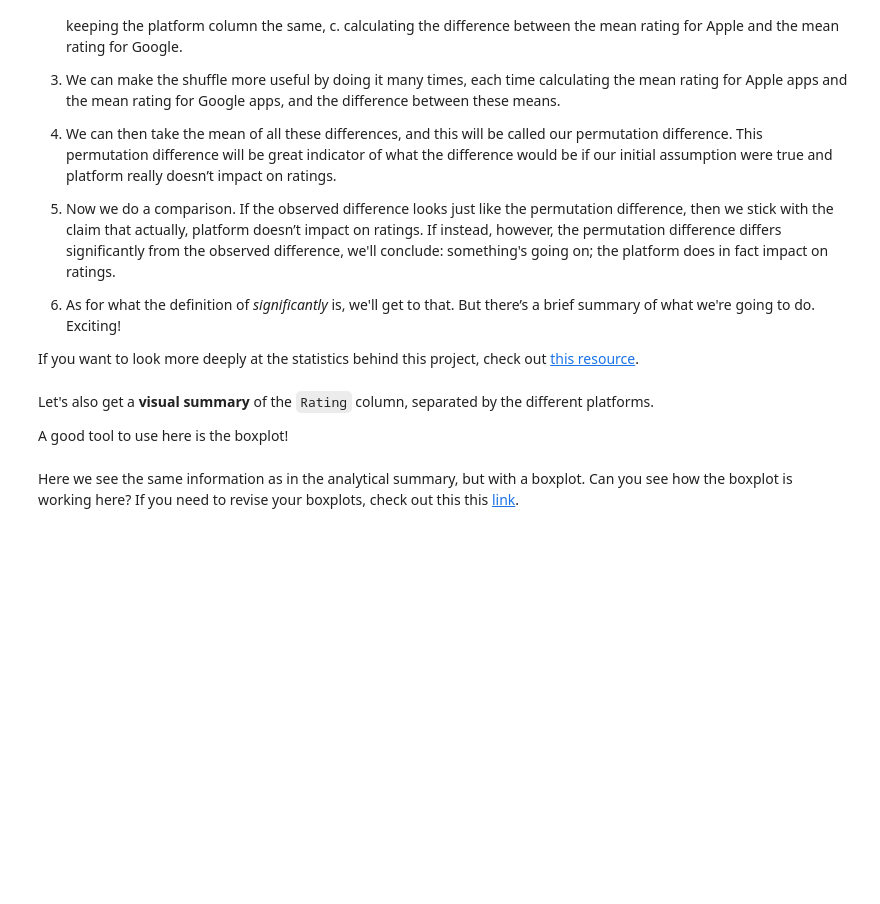
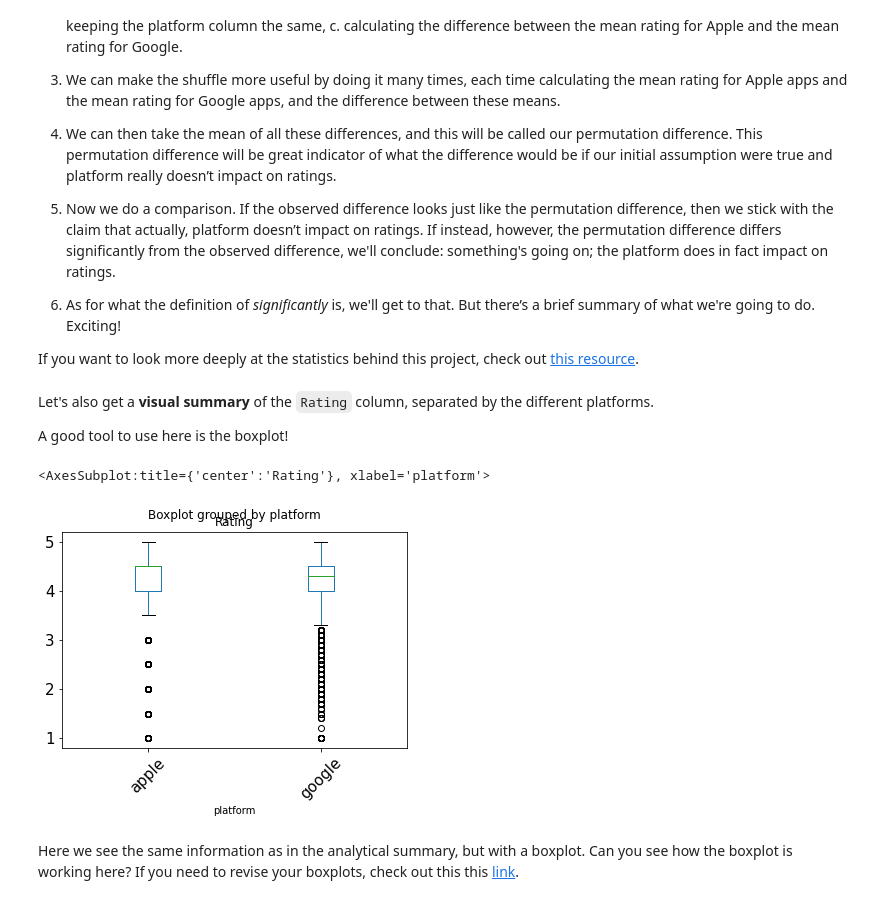
Before and after one commit to Kevin-Kwasnik/apps_project, a Jupyter notebook: PART 3, Tier 3 - Modelling.ipynb, the cells around one changed output. Saved outputs shown, nothing was run; the diff lists cells and outputs as text; code cells hidden in the pictures; blank space fills up the shorter version.

```diff
--- a/PART 3, Tier 3 - Modelling.ipynb
+++ b/PART 3, Tier 3 - Modelling.ipynb
@@ -214,10 +284,18 @@ Apple = _ _ _.rename(columns = _ _ _)
+# %%
+#Category	Rating	Reviews	Price
+#prime_genre	user_rating	rating_count_tot	price
+#df.rename(columns={"A": "a", "B": "c"})
+
+# Use the rename() DataFrame method to change the columns names.
+# In the columns parameter of the rename() method, use this construction: dict(zip(old_names,new_names)).
+apple = apple.rename(columns = {"prime_genre": "Category", "user_rating": "Rating", "rating_count_tot": "Reviews", "price": "Price"})
 # %% [markdown]
 ### 2d. Join the two datasets
 Let's combine the two datasets into a single data frame called `df`.
 # %%
 # Let's use the append() method to append Apple to Google.
 # Make Apple the first parameter of append(), and make the second parameter just: ignore_index = True.
-df = _ _ _.append(_ _ _, _ _ _= True)
+df = pd.concat([google, apple], ignore_index = True)
 
 # Using the sample() method with the number 12 passed to it, check 12 random points of your dataset.
-_ _ _.sample(_ _ _)
+df.sample(12)
@@ -227,11 +320,10 @@ _ _ _.sample(_ _ _)
 As you can see there are some `NaN` values. We want to eliminate all these `NaN` values from the table.
 # %%
 # Lets check first the dimesions of df before droping `NaN` values. Use the .shape feature.
-_ _ _
+df = df[["Category", "Rating", "Reviews", "Price", "platform"]]
 
 # Use the dropna() method to eliminate all the NaN values, and overwrite the same dataframe with the result.
 # Note: dropna() by default removes all rows containing at least one NaN.
-_ _ _
+df.dropna()
 
 # Check the new dimesions of our dataframe.
-_ _ _
@@ -250,7 +356,7 @@ df[df[_ _ _] == _ _ _].count()
 # %%
 # Eliminate the points that have 0 reviews.
 # An elegant way to do this is to assign df the result of picking out just those rows in df whose value for 'Reviews' is NOT 0.
-df = _ _ _
+df = df[df["Reviews"] != 0]
 # %% [markdown]
 ### 2g. Summarize the data visually and analytically (by the column `platform`)
 # %% [markdown]
@@ -292,7 +403,10 @@ A good tool to use here is the boxplot!
 # %%
 # Call the boxplot() method on our df.
 # Set the parameters: by = 'platform' and column = ['Rating'].
-df._ _ _(by=_ _ _, column =_ _ _, grid=False, rot=45, fontsize=15)
+df.boxplot(by='platform', column =['Rating'], grid=False, rot=45, fontsize=15)
+# %% [output]
+<AxesSubplot:title={'center':'Rating'}, xlabel='platform'>
+[figure, added]
 # %% [markdown]
 Here we see the same information as in the analytical summary, but with a boxplot. Can you see how the boxplot is working here? If you need to revise your boxplots, check out this this [link](https://www.kaggle.com/ramamet4/app-store-apple-data-set-10k-apps).
 # %% [markdown]
```
Also changed, not shown: parts of 20 cells of this notebook, 1 other file.
